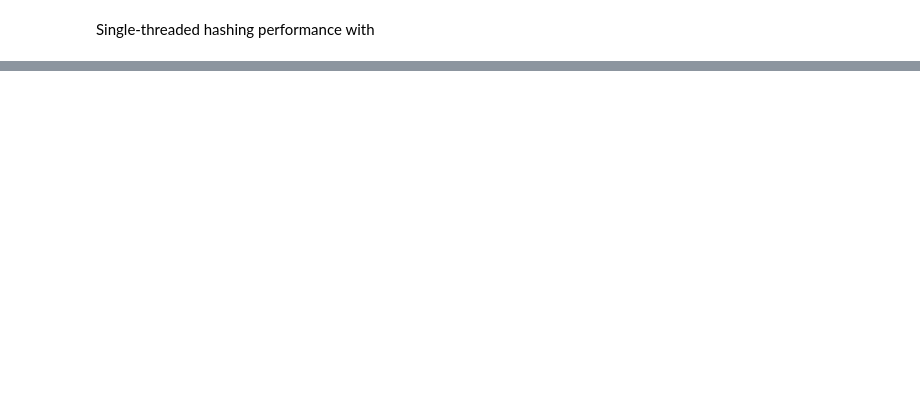
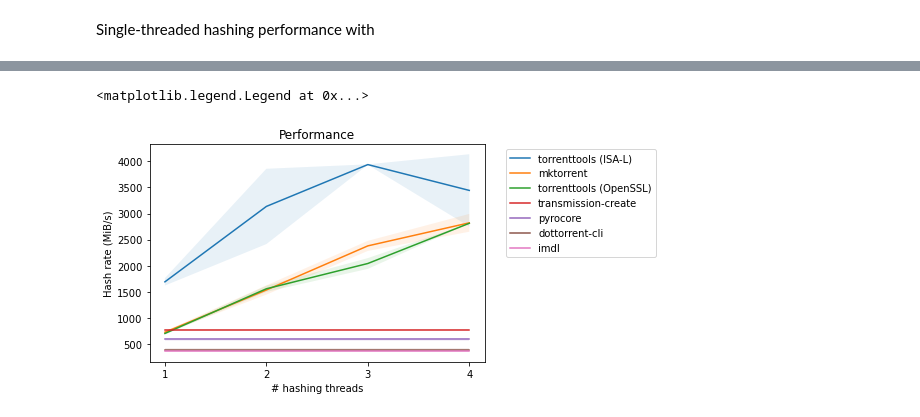
Before and after one commit to fbdtemme/torrenttools, a Jupyter notebook: benchmark/benchmark.ipynb, the cells around one changed output, grey strips where cells are left out. Cells and saved outputs as stored; diff of their text form; code cells hidden in the pictures; blank space fills up the shorter version.

```diff
--- a/benchmark/benchmark.ipynb
+++ b/benchmark/benchmark.ipynb
@@ -94,0 +198,2 @@ Text(0.5, 1.0, 'Performance')
+# %%
+transmission_create_data = run_benchmark("transmission-create", use_threads=False)
@@ -94,0 +228,18 @@ Text(0.5, 1.0, 'Performance')
+# %%
+programs = list(benchmark_data.keys())
+threads = list(range(1, max_threads+1))
+index = pd.MultiIndex.from_product((threads, programs), names=["threads", "programs"])
+
+speed_mean_data = {}
+speed_stddev_data = {}
+for program, data in benchmark_data.items():
+    speed_mean_data[program] = data[0]
+    speed_stddev_data[program] = data[1]
+
+
+speed_mean = pd.DataFrame(speed_mean_data).stack()
+speed_stddev = pd.DataFrame(speed_stddev_data).stack()
+# %%
+df = pd.DataFrame()
+df["speed_mean"], df["speed_stddev"] = speed_mean / 1e6, speed_stddev / 1e6
+df.index = index
@@ -94,0 +267,28 @@ Text(0.5, 1.0, 'Performance')
+# %%
+import matplotlib.cm
+fig, ax = plt.subplots(1, 1)
+
+programs = df.index.unique(level=1)
+threads = df.index.unique(level=0)
+programs_by_max_speed = {}
+
+for program in programs:
+    sm = df.loc[df.index.get_level_values(1) == program, "speed_mean"]
+    programs_by_max_speed[program] = np.max(sm)
+
+sorted_programs = sorted(programs_by_max_speed.keys(), key=lambda x : programs_by_max_speed[x], reverse=True)
+
+for idx, program in enumerate(sorted_programs):
+    sm = df.loc[df.index.get_level_values(1) == program, "speed_mean"]
+    sd = df.loc[df.index.get_level_values(1) == program, "speed_stddev"]
+    ax.plot(threads, sm)
+    ax.fill_between(threads, sm - sd, sm + sd, alpha=0.1)
+
+ax.set_title("Performance")
+ax.set_xlabel("# hashing threads")
+ax.set_ylabel("Hash rate (MiB/s)")
+ax.set_xticks(list(range(1, max_threads+1)))
+ax.legend(sorted_programs, bbox_to_anchor=(1.05, 1), loc='upper left')
+# %% [output]
+<matplotlib.legend.Legend at 0x...>
+[figure, added]
```
Also changed, not shown: parts of 35 cells of this notebook, 5 other files.
